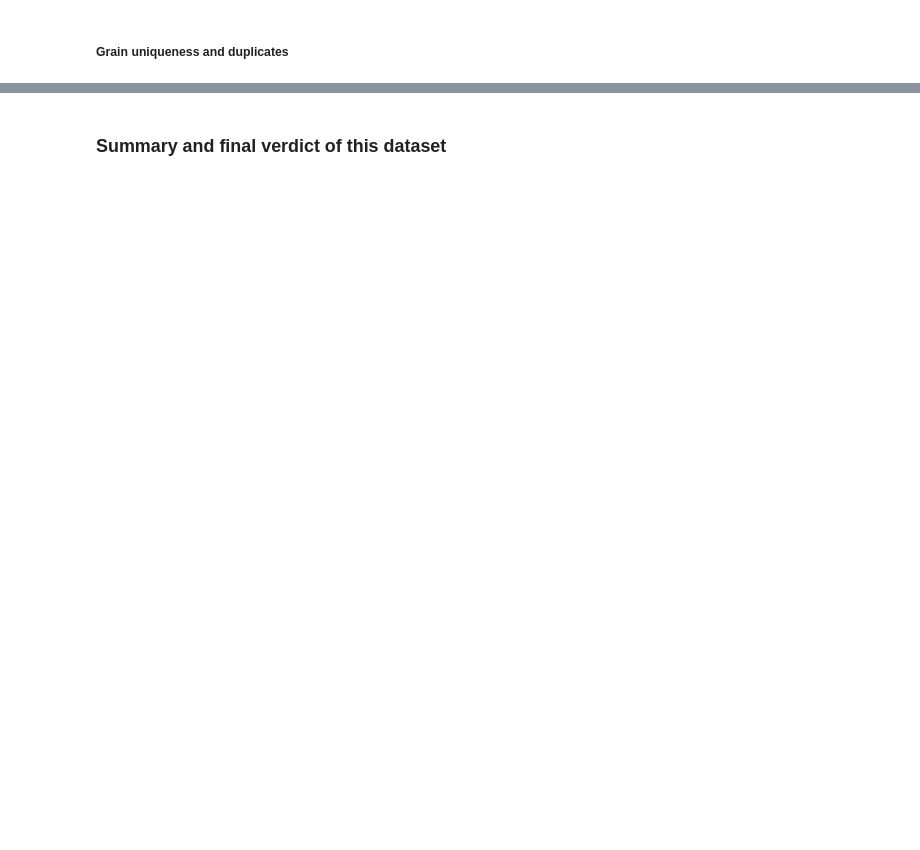
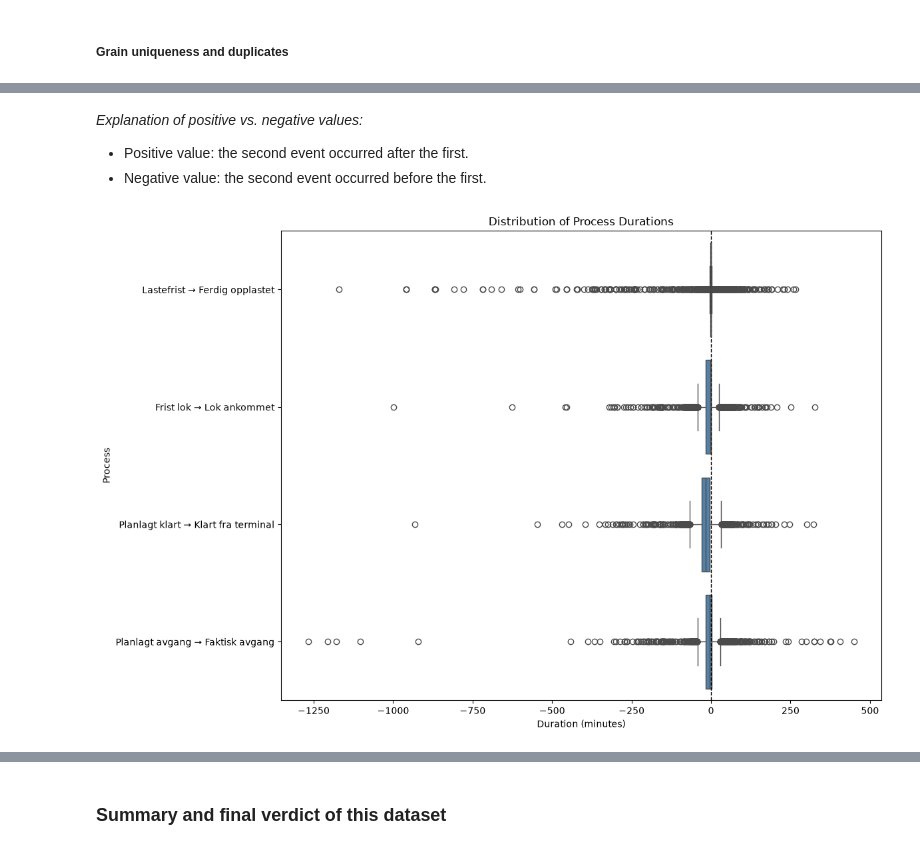
Before and after one commit to KriStrom/masteroppgave26SixSigmaDataanalyse, a Jupyter notebook: 01_measure_phase/01_01_data_quality_analysis.ipynb, the cells around one changed output, grey strips where cells are left out. Saved outputs shown, nothing was run; the diff lists cells and outputs as text; code cells hidden in the pictures; blank space fills up the shorter version.

```diff
--- a/01_measure_phase/01_01_data_quality_analysis.ipynb
+++ b/01_measure_phase/01_01_data_quality_analysis.ipynb
@@ -1604,0 +2006,17 @@ dtype: object
+# %%
+# Double check invalid time formats
+invalid_time_summary = {}
+
+for column in time_columns:
+    parsed_time = pd.to_datetime(
+        df_terminallogg_filtered[column],
+        format="%H:%M:%S",
+        errors="coerce",
+    )
+
+    invalid_time_summary[column] = (
+        df_terminallogg_filtered[column].notna()
+        & parsed_time.isna()
+    ).sum()
+
+invalid_time_summary
@@ -1616,0 +2447,53 @@ dtype: object
+# %% [markdown]
+*Explanation of positive vs. negative values:*
+- Positive value: the second event occurred after the first.
+- Negative value: the second event occurred before the first.
+# %%
+# Convert the duration columns to long format for plotting
+process_duration_long = (
+    df_outlier_check[process_duration_columns]
+    .rename(columns={
+        "Lastefrist to Ferdig opplastet (minutes)": (
+            "Lastefrist → Ferdig opplastet"
+        ),
+        "Frist lok to Lok ankommet (minutes)": (
+            "Frist lok → Lok ankommet"
+        ),
+        "Planlagt klart to Klart fra terminal (minutes)": (
+            "Planlagt klart → Klart fra terminal"
+        ),
+        "Planlagt avgang to Faktisk avgang (minutes)": (
+            "Planlagt avgang → Faktisk avgang"
+        ),
+    })
+    .melt(
+        var_name="Process",
+        value_name="Duration (minutes)",
+    )
+    .dropna(subset=["Duration (minutes)"])
+)
+
+plt.figure(figsize=(12, 8))
+
+sns.boxplot(
+    data=process_duration_long,
+    x="Duration (minutes)",
+    y="Process",
+    color="steelblue",
+    showfliers=True,
+)
+
+plt.axvline(
+    0,
+    color="black",
+    linestyle="--",
+    linewidth=1,
+)
+
+plt.title("Distribution of Process Durations")
+plt.xlabel("Duration (minutes)")
+plt.ylabel("Process")
+plt.tight_layout()
+plt.show()
+# %% [output]
+[figure, added]
```
Also changed, not shown: parts of 68 cells of this notebook.
